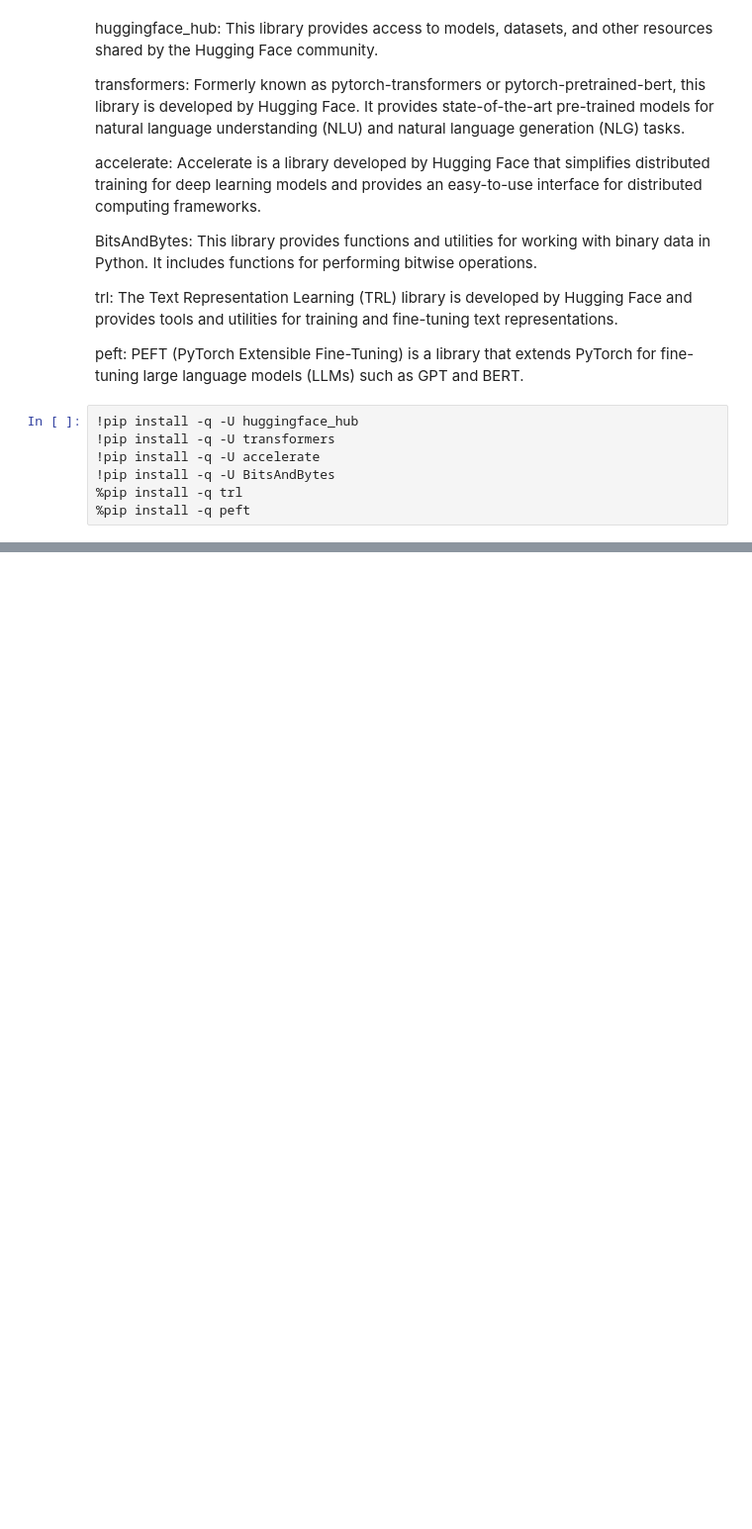
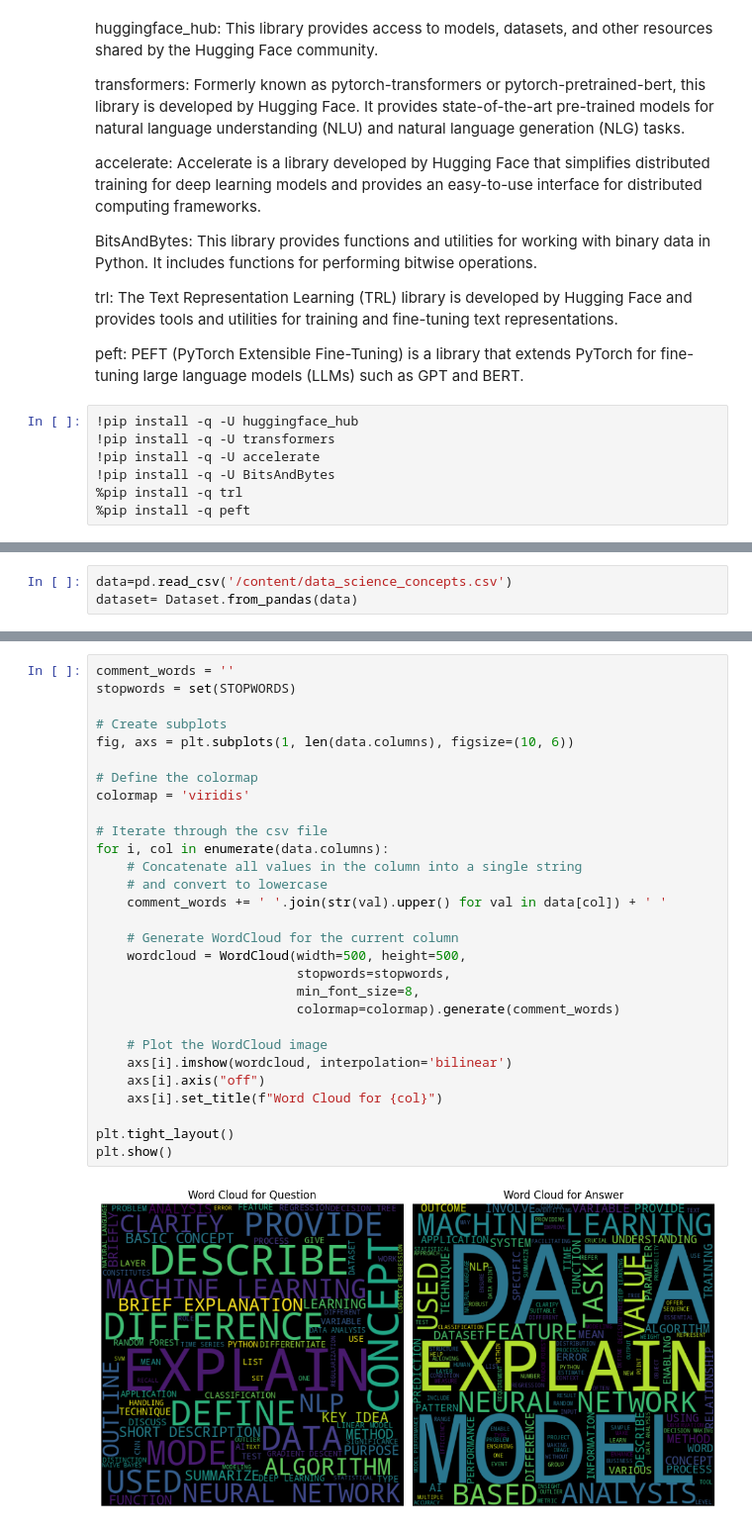
Before and after one commit to JapiKredi/Google_Gemma_LLM_Finetuning, a Jupyter notebook: Google_Gemma_LLM_Finetuning.ipynb, the cells around one changed output, grey strips where cells are left out. Shown at 99% size. Cells and saved outputs as stored; diff of their text form; blank space fills up the shorter version.

```diff
--- a/Google_Gemma_LLM_Finetuning.ipynb
+++ b/Google_Gemma_LLM_Finetuning.ipynb
@@ -93,0 +267,3 @@ Login successful
+# %%
+data=pd.read_csv('/content/data_science_concepts.csv')
+dataset= Dataset.from_pandas(data)
@@ -93,0 +307,31 @@ Login successful
+# %%
+comment_words = ''
+stopwords = set(STOPWORDS)
+
+# Create subplots
+fig, axs = plt.subplots(1, len(data.columns), figsize=(10, 6))
+
+# Define the colormap
+colormap = 'viridis'
+
+# Iterate through the csv file
+for i, col in enumerate(data.columns):
+    # Concatenate all values in the column into a single string
+    # and convert to lowercase
+    comment_words += ' '.join(str(val).upper() for val in data[col]) + ' '
+
+    # Generate WordCloud for the current column
+    wordcloud = WordCloud(width=500, height=500,
+                          stopwords=stopwords,
+                          min_font_size=8,
+                          colormap=colormap).generate(comment_words)
+
+    # Plot the WordCloud image
+    axs[i].imshow(wordcloud, interpolation='bilinear')
+    axs[i].axis("off")
+    axs[i].set_title(f"Word Cloud for {col}")
+
+plt.tight_layout()
+plt.show()
+# %% [output]
+[figure, added]
```
Also changed, not shown: parts of 21 cells of this notebook.
